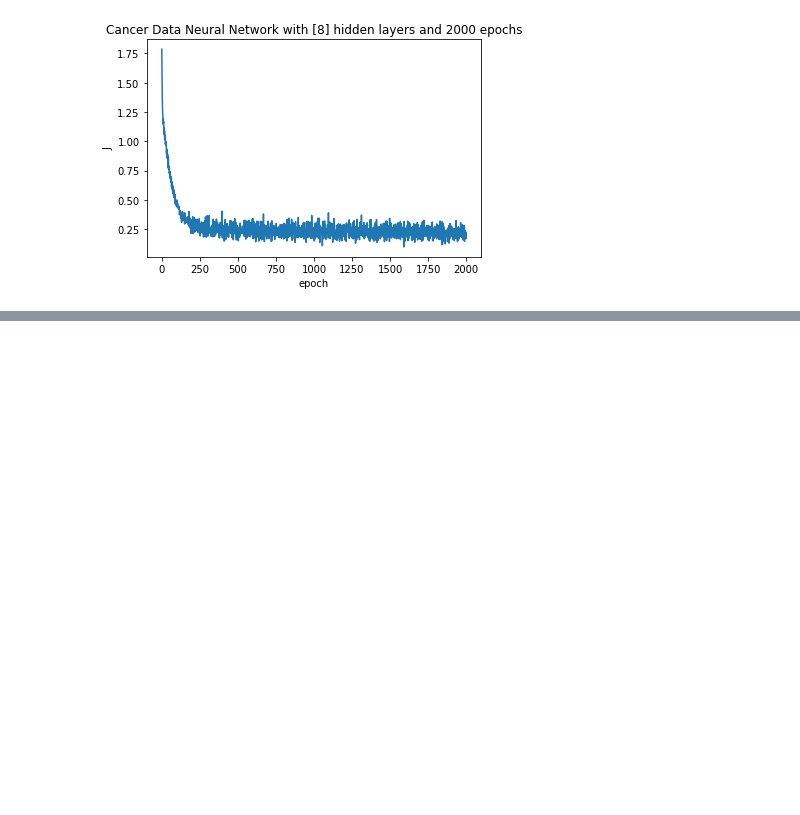
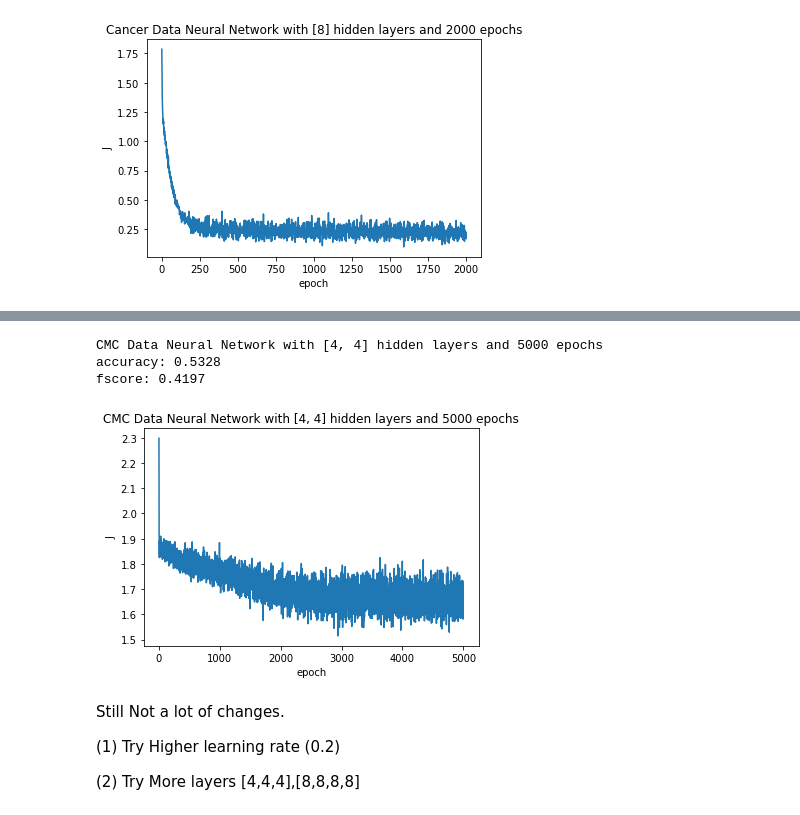
Before and after one commit to HarryWang0619/COMPSCI589-HW4, a Jupyter notebook: hw4.ipynb, the cells around one changed output, grey strips where cells are left out. Drawn from its saved outputs; the diff is of its cells as text; code cells hidden in the pictures; blank space fills up the shorter version.

```diff
--- a/hw4.ipynb
+++ b/hw4.ipynb
@@ -1209,0 +1375,4 @@ Trained with MiniBatch, vectorized neural network, divided to minibatchk group,
+# %%
+hiddenlayerparemeter4_3 = [4,4]
+epoch4_3 = 5000
+listoflistofoutputs4_3, acc4_3, listofjlist4_3 = kfoldcrossvalidneuralnetwork(cmcdata, cmccategory, hiddenlayerparemeter4_3, k = 5, minibatchk = 5, lambda_reg = 0.1, learning_rate = 0.1, epsilon_0 = 0.00001, softstop = epoch4_3, printq = False)
@@ -1209,0 +1390,21 @@ Trained with MiniBatch, vectorized neural network, divided to minibatchk group,
+# %%
+accuracy4_3, precision4_3, recall4_3, fscore_cmc4_3= meanevaluation(listoflistofoutputs4_3,1)
+print("CMC Data Neural Network with " + str(hiddenlayerparemeter4_3) + " hidden layers and " + str(epoch4_3) + " epochs")
+print("accuracy:", float("{0:.4f}". format(acc4_3)))
+print("fscore:", float("{0:.4f}". format(fscore_cmc4_3)))
+plt.plot(range(epoch4_3+1), listofjlist4_3[0])
+plt.xlabel("epoch")
+plt.ylabel("J")
+plt.title("CMC Data Neural Network with " + str(hiddenlayerparemeter4_3) + " hidden layers and " + str(epoch4_3) + " epochs")
+plt.show()
+# %% [output]
+CMC Data Neural Network with [4, 4] hidden layers and 5000 epochs
+accuracy: 0.5328
+fscore: 0.4197
+[figure, added]
+# %% [markdown]
+Still Not a lot of changes.
+
+(1) Try Higher learning rate (0.2)
+
+(2) Try More layers [4,4,4],[8,8,8,8]
```
Also changed, not shown: parts of 45 cells of this notebook, 2 other files.
